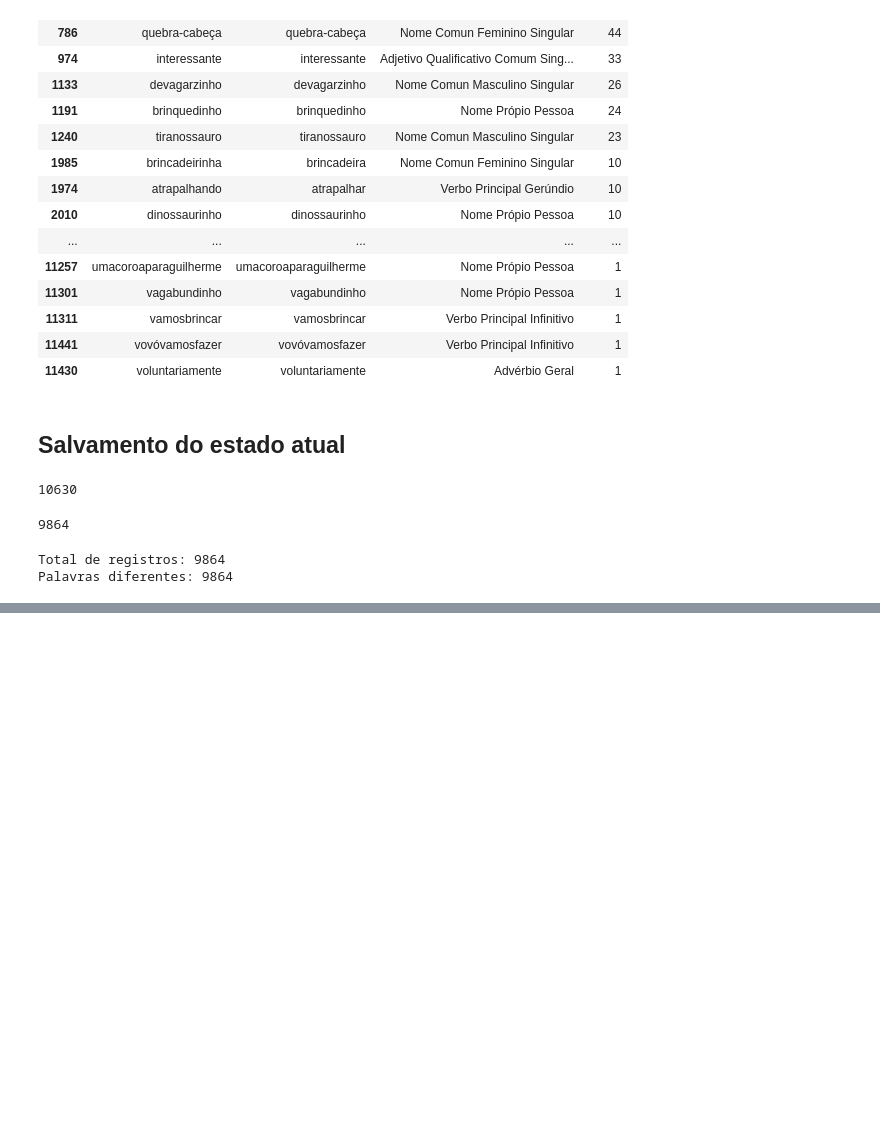
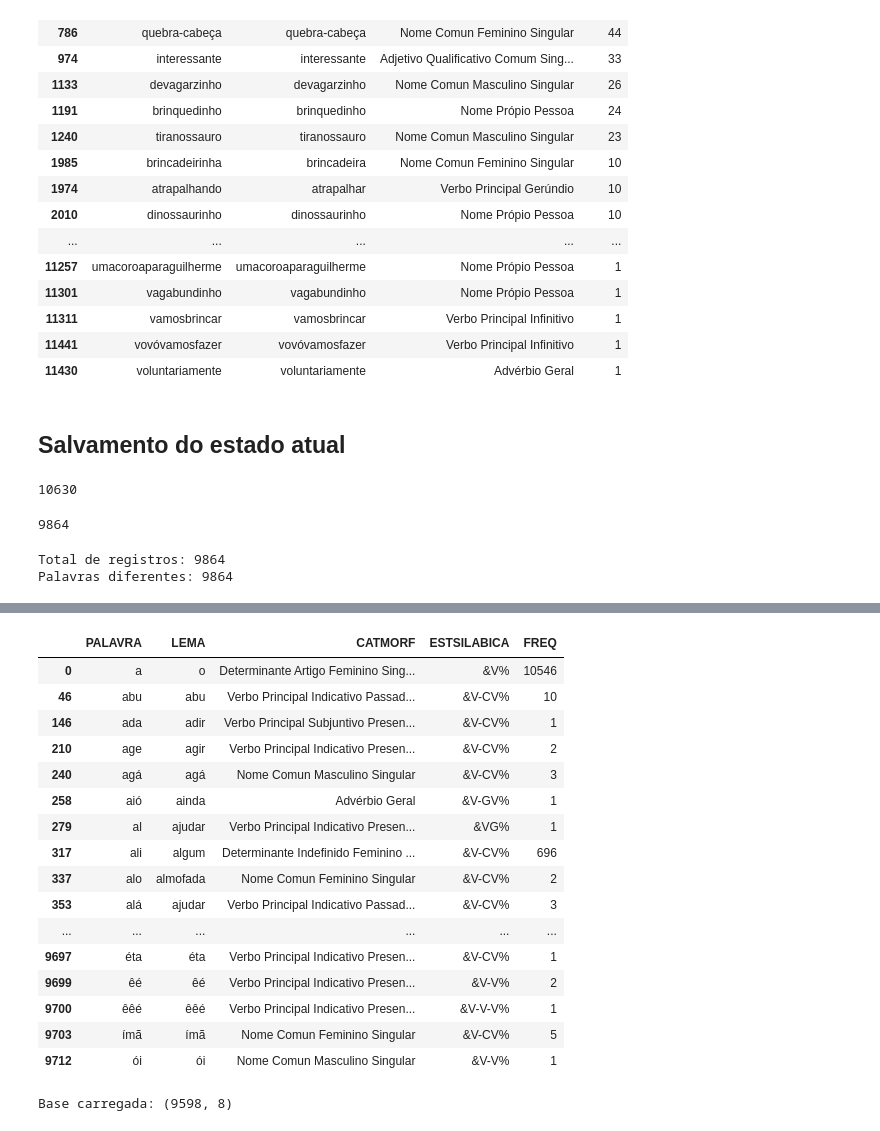
Before and after one commit to FatecFranca/DSM-P5-G01-2026-02, a Jupyter notebook: Pre_processamento_3.ipynb, the cells around one changed output, grey strips where cells are left out. Drawn from its saved outputs; the diff is of its cells as text; code cells hidden in the pictures; blank space fills up the shorter version.

```diff
--- a/Pre_processamento_3.ipynb
+++ b/Pre_processamento_3.ipynb
@@ -296,0 +372,41 @@ df.to_excel(
+# %%
+pd.set_option("display.max_rows", None)
+
+palavras_curta = df[
+    df["PALAVRA"].astype(str).str.len().isin([1, 2, 3])
+].sort_values(
+    by=["PALAVRA", "FREQ"],
+    ascending=[True, False]
+)
+
+palavras_curta[
+    ["PALAVRA", "LEMA", "CATMORF", "ESTSILABICA", "FREQ"]
+]
+# %% [output]
+|  | PALAVRA | LEMA | CATMORF | ESTSILABICA | FREQ |
+| 0 | a | o | Determinante Artigo Feminino Sing... | &V% | 10546 |
+| 46 | abu | abu | Verbo Principal Indicativo Passad... | &V-CV% | 10 |
+| 146 | ada | adir | Verbo Principal Subjuntivo Presen... | &V-CV% | 1 |
+| 210 | age | agir | Verbo Principal Indicativo Presen... | &V-CV% | 2 |
+| 240 | agá | agá | Nome Comun Masculino Singular | &V-CV% | 3 |
+| 258 | aió | ainda | Advérbio Geral | &V-GV% | 1 |
+| 279 | al | ajudar | Verbo Principal Indicativo Presen... | &VG% | 1 |
+| 317 | ali | algum | Determinante Indefinido Feminino ... | &V-CV% | 696 |
+| 337 | alo | almofada | Nome Comun Feminino Singular | &V-CV% | 2 |
+| 353 | alá | ajudar | Verbo Principal Indicativo Passad... | &V-CV% | 3 |
+| ... | ... | ... | ... | ... | ... |
+| 9697 | éta | éta | Verbo Principal Indicativo Presen... | &V-CV% | 1 |
+| 9699 | êé | êé | Verbo Principal Indicativo Presen... | &V-V% | 2 |
+| 9700 | êêé | êêé | Verbo Principal Indicativo Presen... | &V-V-V% | 1 |
+| 9703 | ímã | ímã | Nome Comun Feminino Singular | &V-CV% | 5 |
+| 9712 | ói | ói | Nome Comun Masculino Singular | &V-V% | 1 |
+# %%
+import pandas as pd
+
+df = pd.read_excel(
+    "Corpus_SANTOS_TONI_FDC_tratado_sem_repeticoes.xlsx"
+)
+
+print("Base carregada:", df.shape)
+# %% [output]
+Base carregada: (9598, 8)
```
Also changed, not shown: parts of 23 cells of this notebook, 2 other files.
